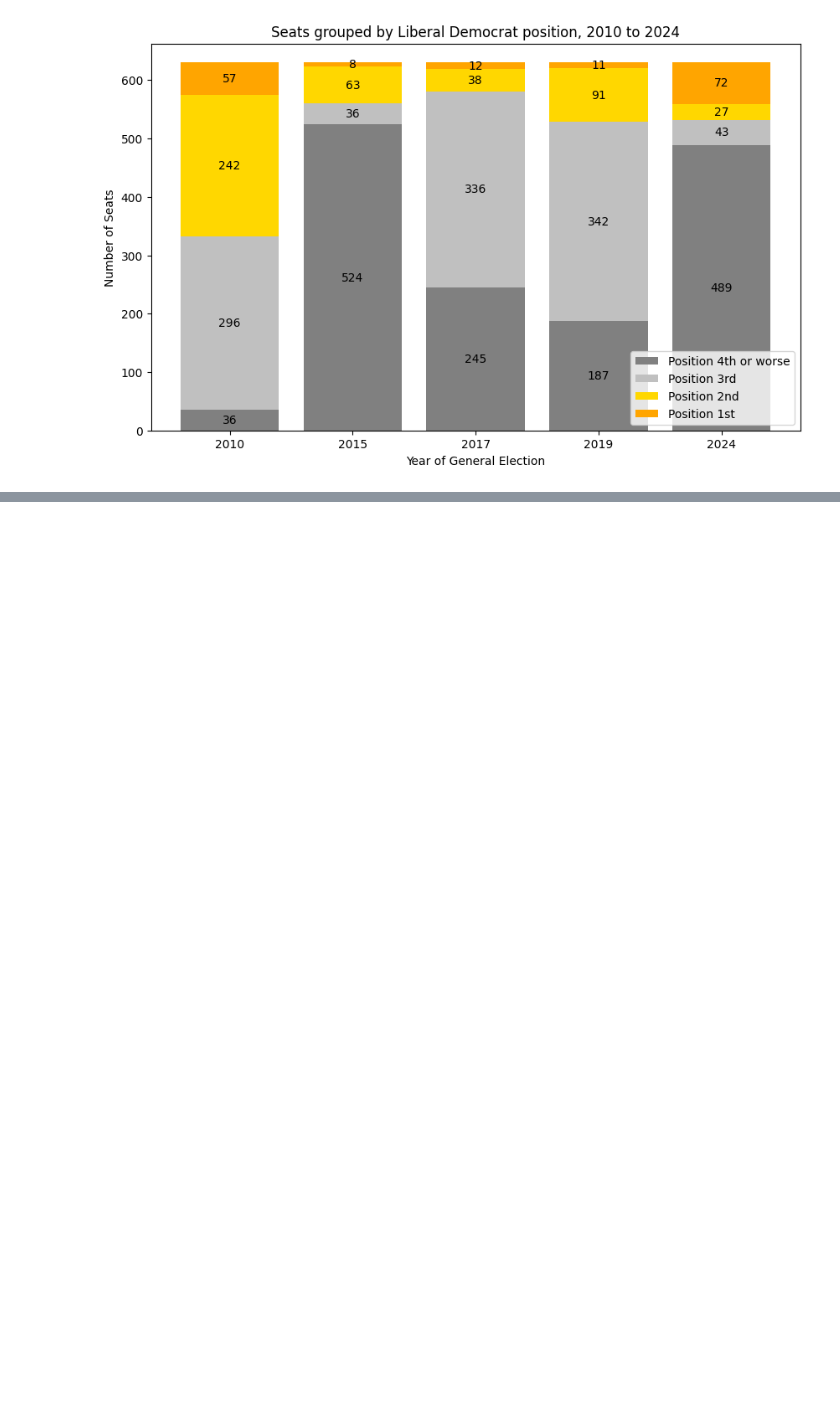
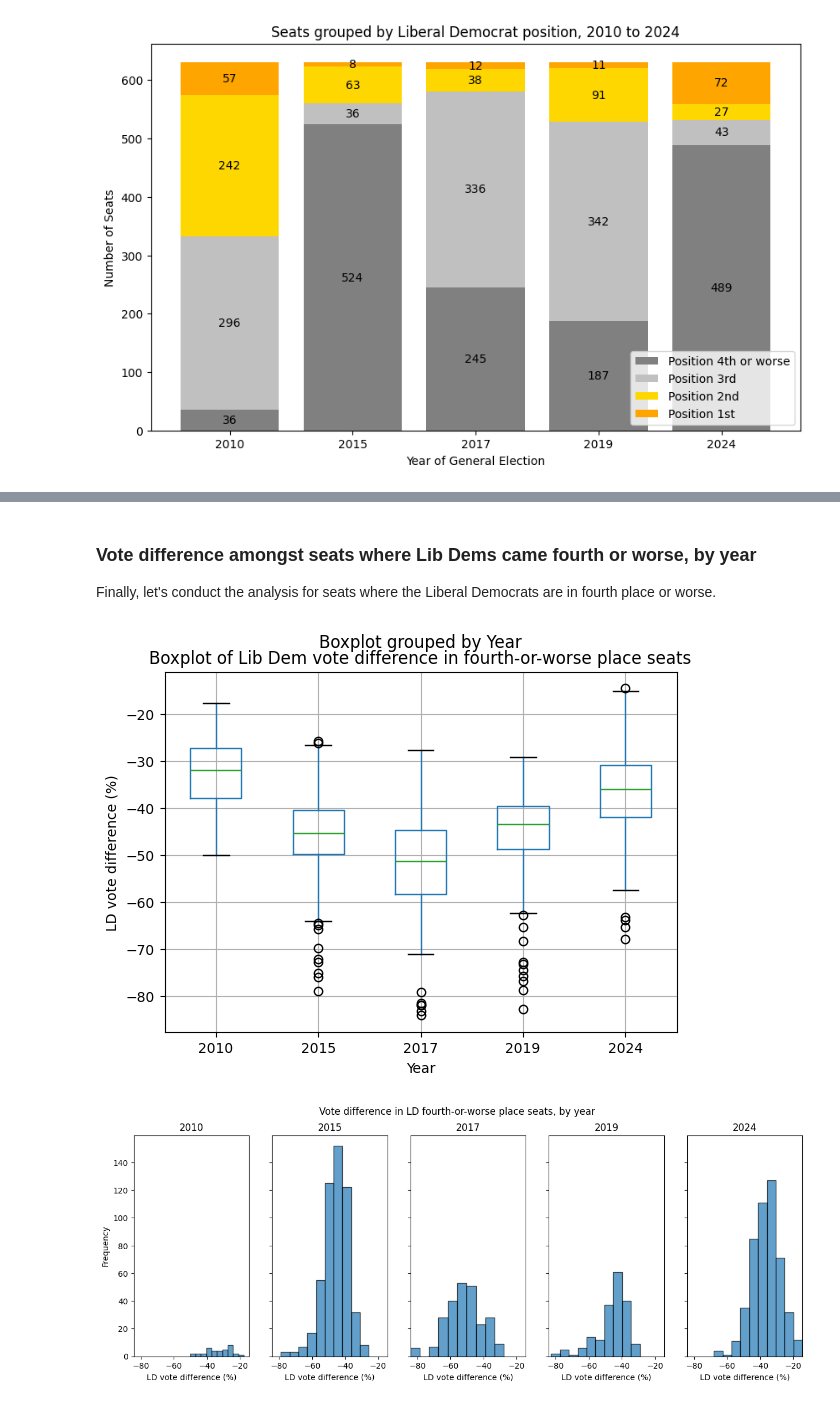
Before and after one commit to lintywilliams/EC-Assessment-1, a Jupyter notebook: wrangling.ipynb, the cells around one changed output, grey strips where cells are left out. Cells and saved outputs as stored; diff of their text form; code cells hidden in the pictures; blank space fills up the shorter version.

```diff
--- a/wrangling.ipynb
+++ b/wrangling.ipynb
@@ -373,0 +496,38 @@ Plotting that value by position will demonstrate the strength and weakness of Li
+# %% [markdown]
+### Vote difference amongst seats where Lib Dems came fourth or worse, by year
+
+Finally, let's conduct the analysis for seats where the Liberal Democrats are in fourth place or worse.
+# %%
+# Create a dataframe containing only the third place LD results
+df_worse = df_master[df_master['LD_position'] == '4th or worse']
+
+# Create a boxplot for the 'LD_diff_%' variable, grouped by year of the General Election
+df_worse.boxplot(column='LD_diff_%', by='Year')
+plt.title('Boxplot of Lib Dem vote difference in fourth-or-worse place seats')
+plt.ylabel('LD vote difference (%)')
+plt.show()
+
+# Determine global x-axis limits (min and max across all data)
+x_min = df_worse['LD_diff_%'].min()
+x_max = df_worse['LD_diff_%'].max()
+
+# Create a set of histograms showing the same data
+years = df_worse['Year'].unique()
+fig, axes = plt.subplots(1, len(years), figsize=(15, 5), sharey=True)
+
+# Create a histogram for each year
+for ax, year in zip(axes, years):
+    data = df_worse[df_worse['Year'] == year]['LD_diff_%']
+    ax.hist(data, bins=10, edgecolor='black', alpha=0.7)
+    ax.set_title(f"{year}")
+    ax.set_xlabel('LD vote difference (%)')
+    ax.set_xlim(x_min, x_max)  # Set uniform x-axis limits
+    if ax == axes[0]:
+        ax.set_ylabel("Frequency")
+
+# Adjust layout
+plt.suptitle('Vote difference in LD fourth-or-worse place seats, by year')
+plt.show()
+# %% [output]
+[figure, added]
+[figure, added]
```
Also changed, not shown: parts of 17 cells of this notebook, 5 other files.
